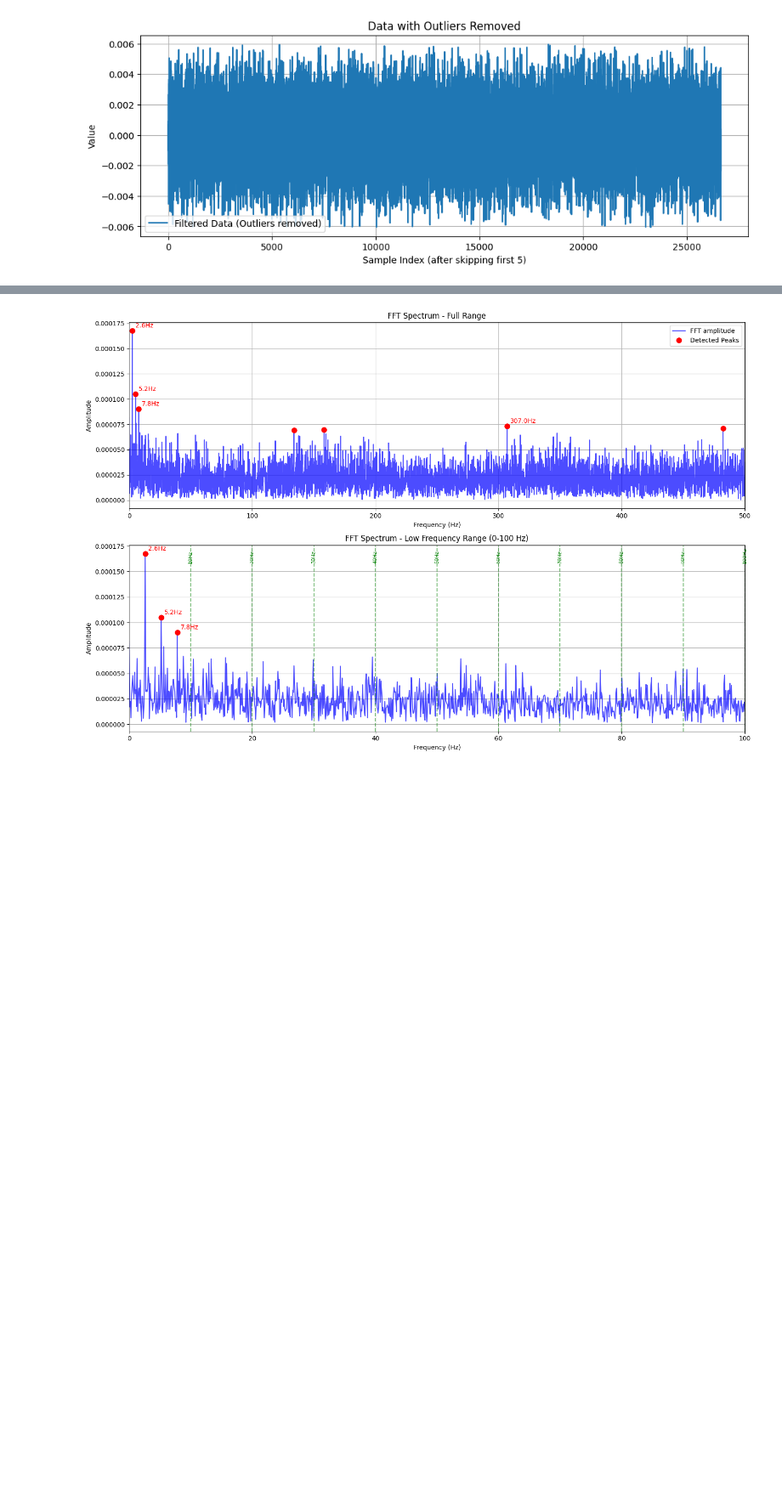
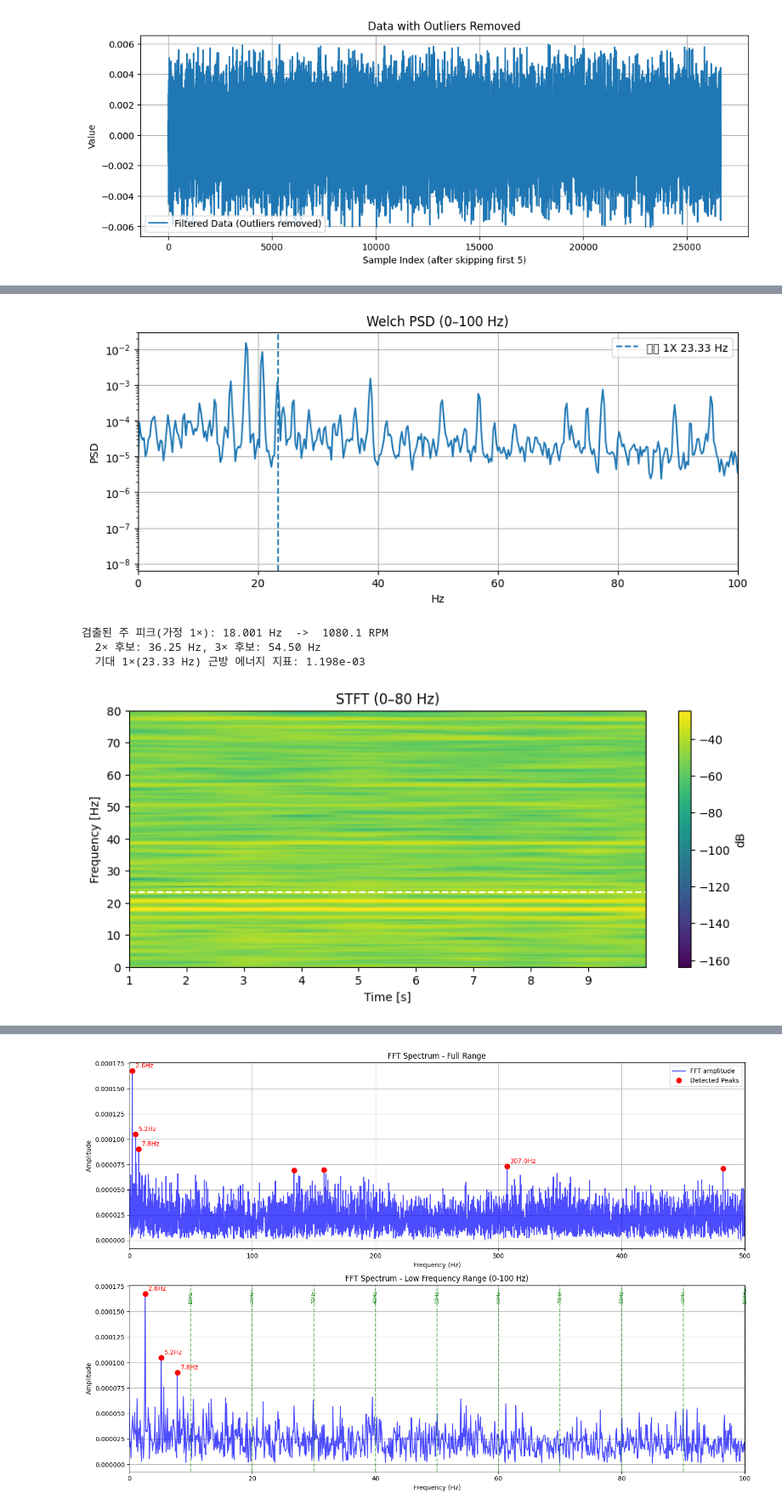
Before and after one commit to Kseorang1218/TmpRep, a Jupyter notebook: pic.ipynb, the cells around one changed output, grey strips where cells are left out. Shown at 85% size. Saved outputs shown, nothing was run; the diff lists cells and outputs as text; code cells hidden in the pictures; blank space fills up the shorter version.

```diff
--- a/pic.ipynb
+++ b/pic.ipynb
@@ -205,0 +206,76 @@ plt.show()
+# %%
+import numpy as np
+import matplotlib.pyplot as plt
+from scipy.signal import welch, stft, get_window
+
+# 1. 데이터 불러오기
+data_file = '1400_N.txt'
+data = []
+
+with open(data_file, 'r') as f:
+    for line in f:
+        try:
+            value = float(line.strip())
+            data.append(value)
+        except ValueError:
+            continue  # 혹시 숫자가 아닌 줄이 있을 경우 무시
+
+data = np.array(data)
+
+filtered_data = data
+
+fs = 2672.2
+sig = filtered_data.astype(float)
+sig = sig - np.mean(sig)
+
+# --- (A) Welch PSD로 안정적 피크 확인 ---
+nperseg = int(4*fs)  # ≈4초 창 (길이에 맞게 조절)
+nperseg = min(nperseg, len(sig))
+f_w, Pxx = welch(sig, fs=fs, window='hann', nperseg=nperseg, noverlap=nperseg//2)
+plt.figure(figsize=(10,4))
+plt.semilogy(f_w, Pxx)
+plt.xlim(0, 100)
+plt.grid(True); plt.title('Welch PSD (0–100 Hz)'); plt.xlabel('Hz'); plt.ylabel('PSD')
+plt.axvline(23.33, ls='--', label='기대 1X 23.33 Hz')
+plt.legend(); plt.show()
+
+# --- (B) 가장 큰 피크를 1×로 가정하고 하모닉 확인 ---
+band = (f_w >= 5) & (f_w <= 100)  # 저주파 DC 영향 제외
+i_peak = np.argmax(Pxx[band])
+f1x = f_w[band][i_peak]
+print(f"검출된 주 피크(가정 1×): {f1x:.3f} Hz  ->  {f1x*60:.1f} RPM")
+
+# 하모닉 점검: 2×, 3× 위치에서 에너지 비율 보기
+def peak_value_near(f_target, tol=0.6):  # ±0.6 Hz 안에서 최대치
+    m = (f_w >= f_target-tol) & (f_w <= f_target+tol)
+    return (f_w[m][np.argmax(Pxx[m])] if np.any(m) else np.nan,
+            np.max(Pxx[m]) if np.any(m) else 0.0)
+
+f2x, v2x = peak_value_near(2*f1x)
+f3x, v3x = peak_value_near(3*f1x)
+f_expected = 23.33
+f1x_expected, v1x_expected = peak_value_near(f_expected)
+
+print(f"  2× 후보: {f2x:.2f} Hz, 3× 후보: {f3x:.2f} Hz")
+print(f"  기대 1×(23.33 Hz) 근방 에너지 지표: {v1x_expected:.3e}")
+
+# --- (C) STFT로 시간에 따라 주피크가 어떻게 변하는지 보기 (가감속/변동 확인) ---
+win = get_window('hann', int(2*fs))  # 2초 창
+f_s, t_s, Z = stft(sig, fs=fs, window=win,
+                   nperseg=len(win), noverlap=len(win)//2,
+                   nfft=8192, boundary=None)
+mag = np.abs(Z)
+
+plt.figure(figsize=(10,4))
+plt.pcolormesh(t_s, f_s, 20*np.log10(mag+1e-12), shading='gouraud')
+plt.ylim(0, 80)
+plt.colorbar(label='dB')
+plt.axhline(23.33, ls='--', color='w')
+plt.title('STFT (0–80 Hz)'); plt.xlabel('Time [s]'); plt.ylabel('Frequency [Hz]')
+plt.show()
+# %% [output]
+[figure, added]
+검출된 주 피크(가정 1×): 18.001 Hz  ->  1080.1 RPM
+  2× 후보: 36.25 Hz, 3× 후보: 54.50 Hz
+  기대 1×(23.33 Hz) 근방 에너지 지표: 1.198e-03
+[figure, added]
```
Also changed, not shown: parts of 3 cells of this notebook, 31 other files.
